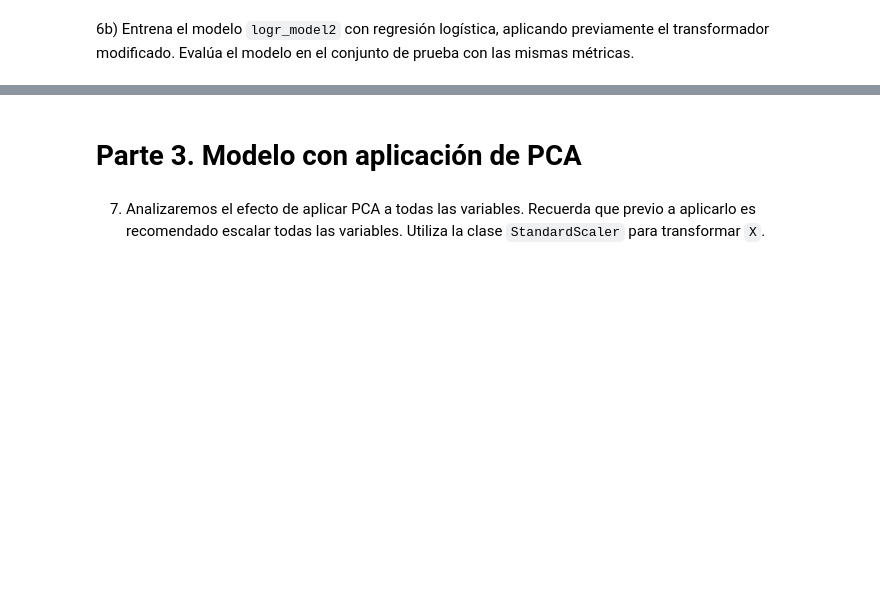
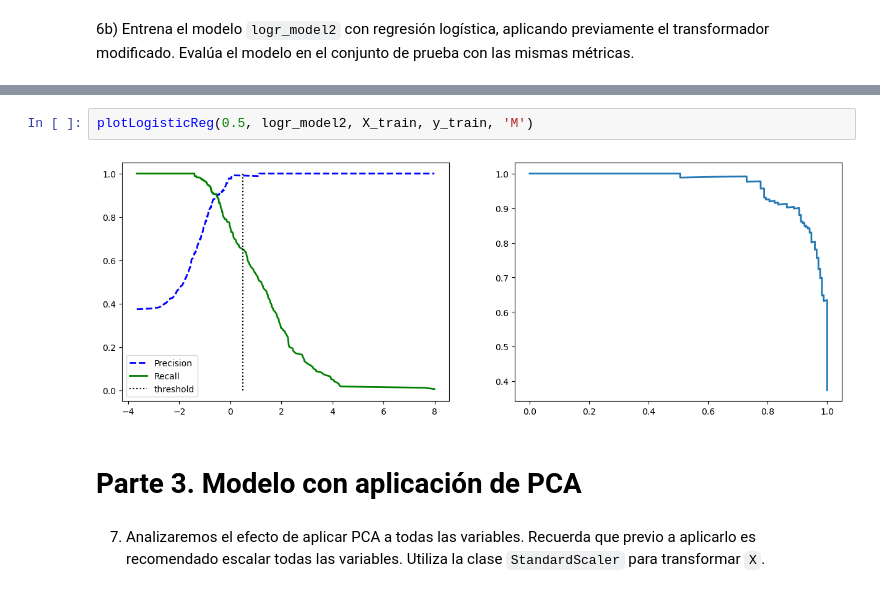
Before and after one commit to alcalderagl/repo-equipo, a Jupyter notebook: Actividad9RLog.ipynb, the cells around one changed output, grey strips where cells are left out. Cells and saved outputs as stored; diff of their text form; blank space fills up the shorter version.

```diff
--- a/Actividad9RLog.ipynb
+++ b/Actividad9RLog.ipynb
@@ -562,3 +551,7 @@ ACCURANCY = (TP + TN) / (TP + TN + FP + FN) ==> (31 + 69) / (31 + 69 + 3 + 11) =
+# %%
+plotLogisticReg(0.5, logr_model2, X_train, y_train, 'M')
+# %% [output]
+[figure, added]
 # %% [markdown]
 # **Parte 3**. Modelo con aplicación de PCA
 # %% [markdown]
```
Also changed, not shown: parts of 11 cells of this notebook.
